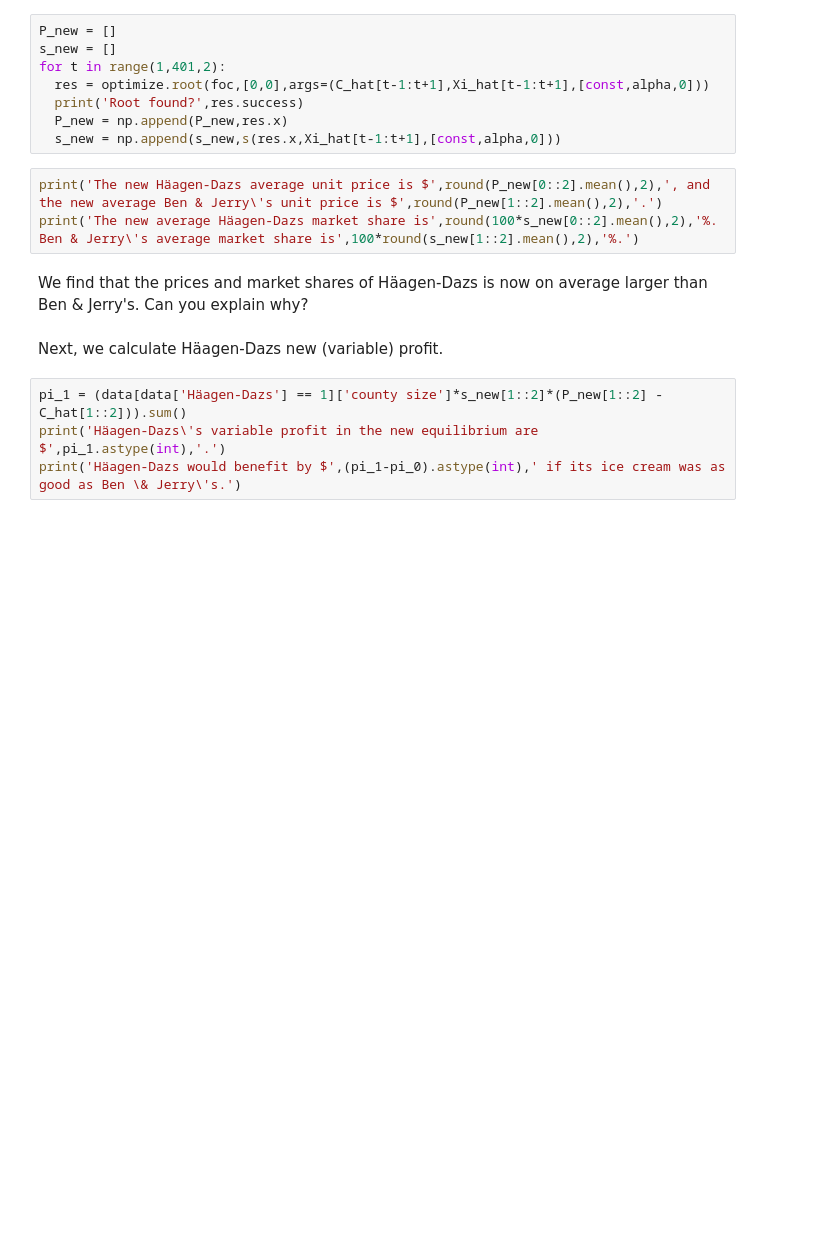
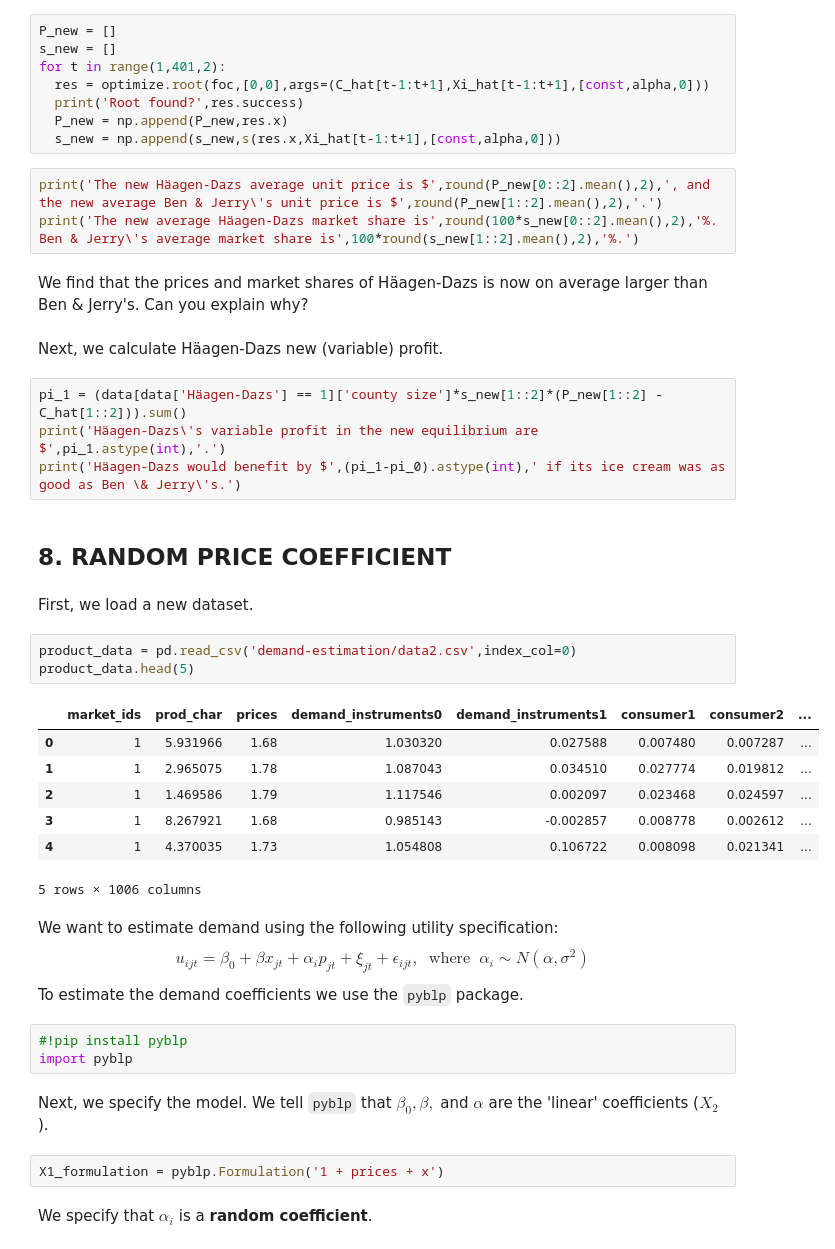
Before and after one commit to floriandendorfer/demand-estimation, a Jupyter notebook: code.ipynb, the cells around one changed output. Saved outputs shown, nothing was run; the diff lists cells and outputs as text; blank space fills up the shorter version.

```diff
--- a/code.ipynb
+++ b/code.ipynb
@@ -256,3 +258,31 @@ Next, we calculate Häagen-Dazs new (variable) profit.
 pi_1 = (data[data['Häagen-Dazs'] == 1]['county size']*s_new[1::2]*(P_new[1::2] - C_hat[1::2])).sum()
 print('Häagen-Dazs\'s variable profit in the new equilibrium are $',pi_1.astype(int),'.')
 print('Häagen-Dazs would benefit by $',(pi_1-pi_0).astype(int),' if its ice cream was as good as Ben \& Jerry\'s.')
+# %% [markdown]
+## 8. RANDOM PRICE COEFFICIENT
+# %% [markdown]
+First, we load a new dataset.
+# %%
+product_data = pd.read_csv('demand-estimation/data2.csv',index_col=0)
+product_data.head(5)
+# %% [output]
+|  | market_ids | prod_char | prices | demand_instruments0 | demand_instruments1 | consumer1 | consumer2 | ... |
+| 0 | 1 | 5.931966 | 1.68 | 1.030320 | 0.027588 | 0.007480 | 0.007287 | ... |
+| 1 | 1 | 2.965075 | 1.78 | 1.087043 | 0.034510 | 0.027774 | 0.019812 | ... |
+| 2 | 1 | 1.469586 | 1.79 | 1.117546 | 0.002097 | 0.023468 | 0.024597 | ... |
+| 3 | 1 | 8.267921 | 1.68 | 0.985143 | -0.002857 | 0.008778 | 0.002612 | ... |
+| 4 | 1 | 4.370035 | 1.73 | 1.054808 | 0.106722 | 0.008098 | 0.021341 | ... |
+5 rows × 1006 columns
+# %% [markdown]
+We want to estimate demand using the following utility specification:
+$$ u_{ijt} = \beta_0 + \beta x_{jt} + \alpha_i p_{jt} + \xi_{jt} + \epsilon_{ijt}, \ \text{ where } \ \alpha_i\sim N(\alpha,\sigma^2)$$
+To estimate the demand coefficients we use the `pyblp` package.
+# %%
+#!pip install pyblp
+import pyblp
+# %% [markdown]
+Next, we specify the model. We tell `pyblp` that $\beta_0,\beta,$ and $\alpha$ are the 'linear' coefficients ($X_2$).
+# %%
+X1_formulation = pyblp.Formulation('1 + prices + x')
+# %% [markdown]
+We specify that $\alpha_i$ is a **random coefficient**.
```
Also changed, not shown: parts of 6 cells of this notebook.
